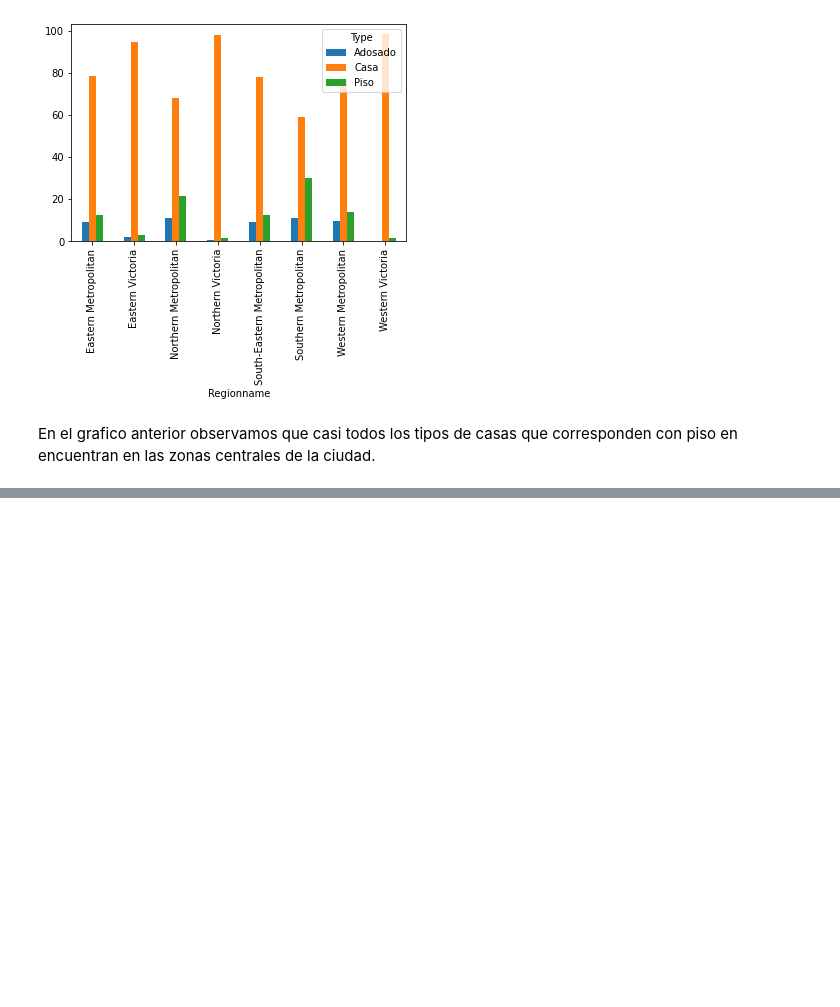
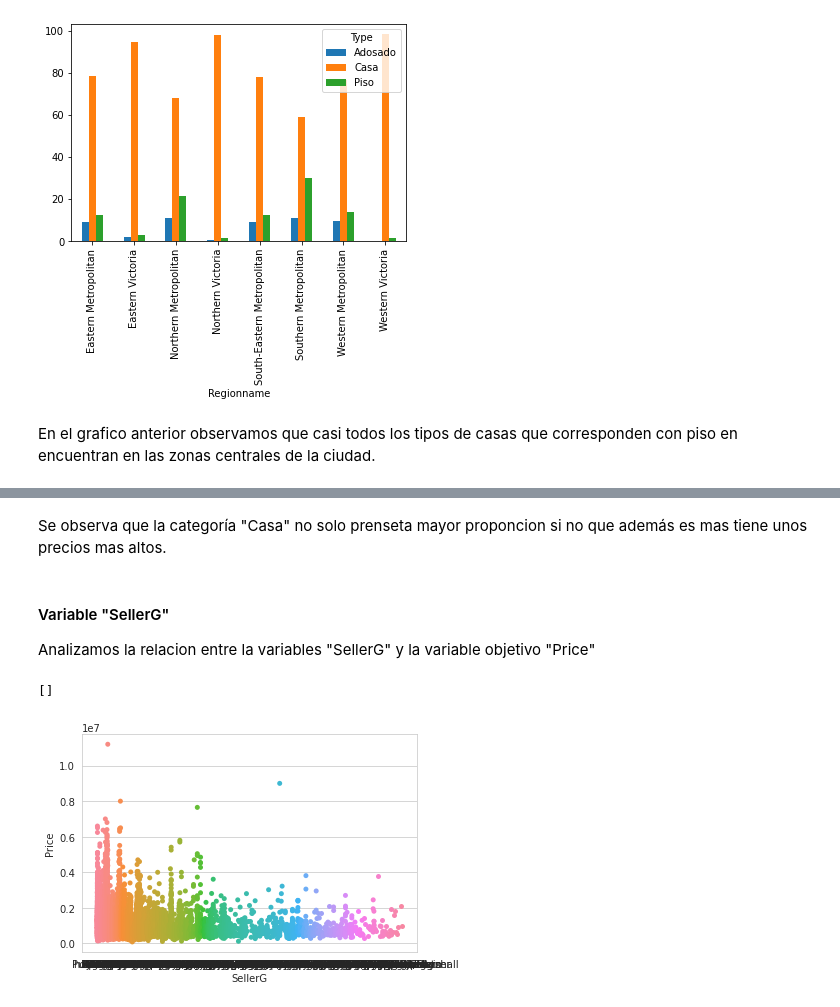
Before and after one commit to InmaBorras/HH_intro_git_ds, a Jupyter notebook: Variables Cualitativas.ipynb, the cells around one changed output, grey strips where cells are left out. Drawn from its saved outputs; the diff is of its cells as text; code cells hidden in the pictures; blank space fills up the shorter version.

```diff
--- a/Variables Cualitativas.ipynb
+++ b/Variables Cualitativas.ipynb
@@ -385,0 +484,14 @@ pd.crosstab(index=data["Regionname"],columns=data["Method"],margins=True)# ver t
+# %% [markdown]
+Se observa que  la categoría "Casa"  no solo  prenseta  mayor  proponcion si no que además es mas  tiene unos precios mas altos.
+# %% [markdown]
+#### Variable "SellerG"
+
+Analizamos la relacion entre la variables "SellerG" y la variable objetivo "Price"
+# %%
+G =data[["Price","SellerG"]]
+sns.set_style("whitegrid")
+ax=sns.stripplot(x="SellerG", y="Price", data=G)
+ax.plot()
+# %% [output]
+[]
+[figure, added]
```
Also changed, not shown: parts of 46 cells of this notebook.
